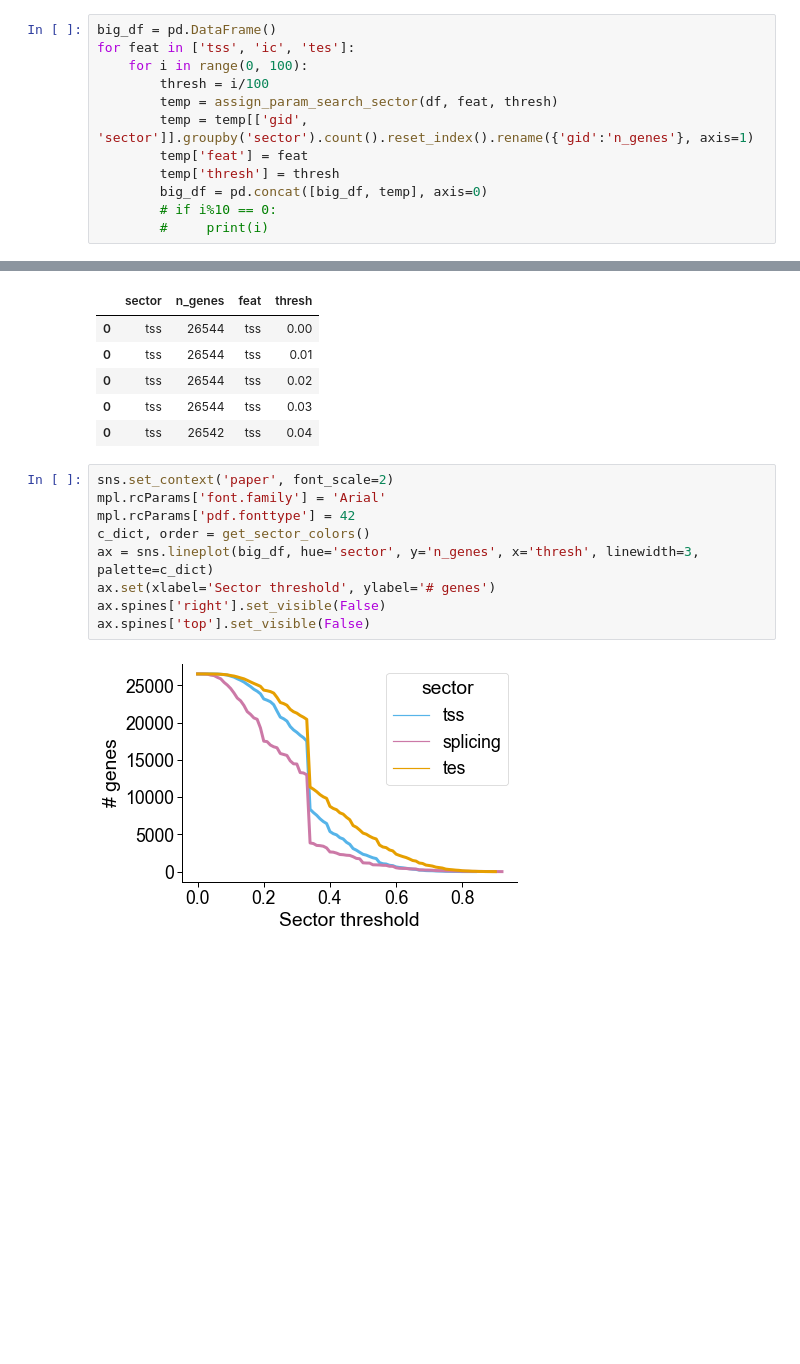
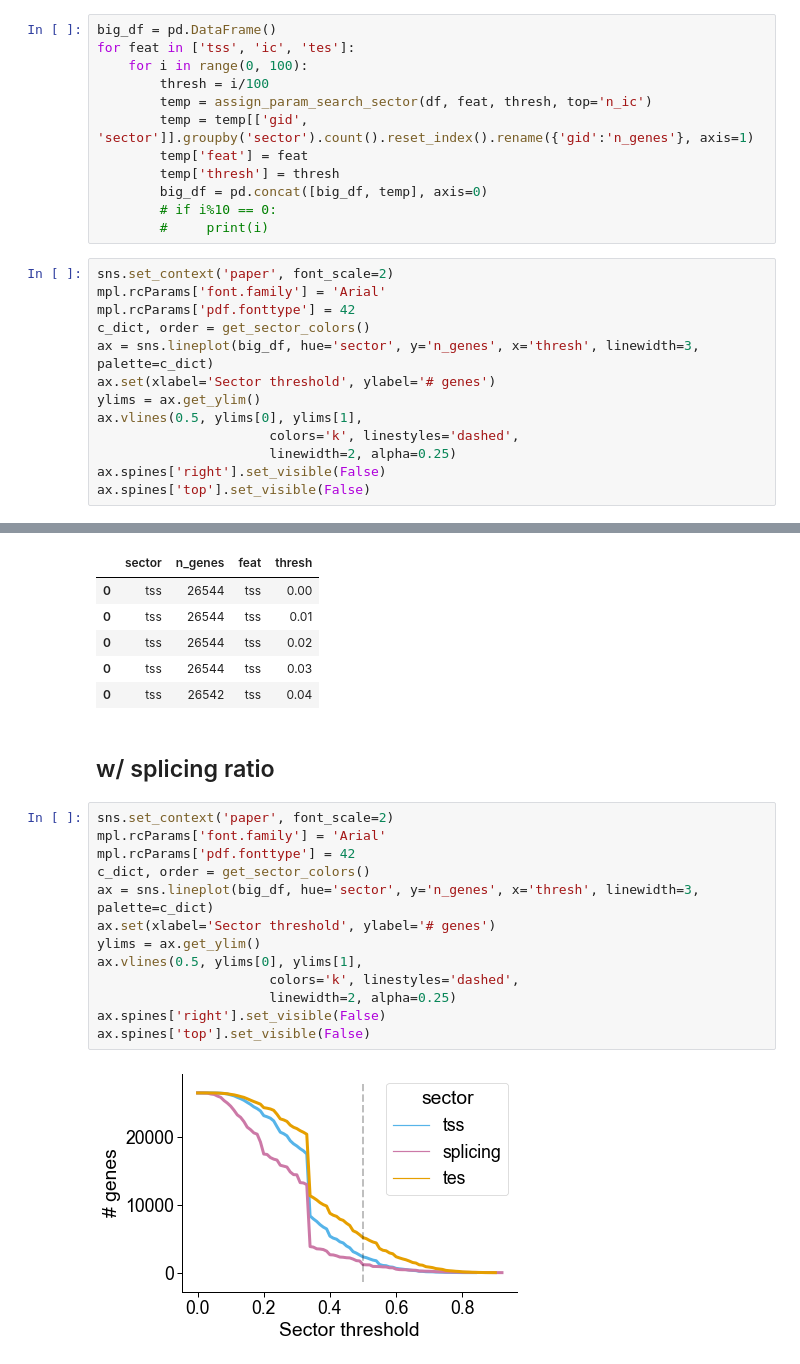
Before and after one commit to fairliereese/paper_rnawg, a Jupyter notebook: figures_revisions/revisions/sector_thresh_param_search.ipynb, the cells around one changed output, grey strips where cells are left out. Saved outputs shown, nothing was run; the diff lists cells and outputs as text; blank space fills up the shorter version.

```diff
--- a/figures_revisions/revisions/sector_thresh_param_search.ipynb
+++ b/figures_revisions/revisions/sector_thresh_param_search.ipynb
@@ -84,12 +93,25 @@ df = df.loc[df.source=='obs_det']
+# %%
+big_df = pd.DataFrame()
+for feat in ['tss', 'ic', 'tes']:
+    for i in range(0, 100):
+        thresh = i/100
+        temp = assign_param_search_sector(df, feat, thresh, top='n_ic')
+        temp = temp[['gid', 'sector']].groupby('sector').count().reset_index().rename({'gid':'n_genes'}, axis=1)
+        temp['feat'] = feat
+        temp['thresh'] = thresh
+        big_df = pd.concat([big_df, temp], axis=0)
+        # if i%10 == 0:
+        #     print(i)
 # %%
-big_df = pd.DataFrame()
-for feat in ['tss', 'ic', 'tes']:
-    for i in range(0, 100):
-        thresh = i/100
-        temp = assign_param_search_sector(df, feat, thresh)
-        temp = temp[['gid', 'sector']].groupby('sector').count().reset_index().rename({'gid':'n_genes'}, axis=1)
-        temp['feat'] = feat
-        temp['thresh'] = thresh
-        big_df = pd.concat([big_df, temp], axis=0)
-        # if i%10 == 0:
-        #     print(i)
+sns.set_context('paper', font_scale=2)
+mpl.rcParams['font.family'] = 'Arial'
+mpl.rcParams['pdf.fonttype'] = 42
+c_dict, order = get_sector_colors()
+ax = sns.lineplot(big_df, hue='sector', y='n_genes', x='thresh', linewidth=3, palette=c_dict)
+ax.set(xlabel='Sector threshold', ylabel='# genes')
+ylims = ax.get_ylim()
+ax.vlines(0.5, ylims[0], ylims[1],
+                      colors='k', linestyles='dashed',
+                      linewidth=2, alpha=0.25)
+ax.spines['right'].set_visible(False)
+ax.spines['top'].set_visible(False)
@@ -102,14 +126,20 @@ big_df.head()
 | 0 | tss | 26544 | tss | 0.02 |
 | 0 | tss | 26544 | tss | 0.03 |
 | 0 | tss | 26542 | tss | 0.04 |
+# %% [markdown]
+## w/ splicing ratio
 # %%
 sns.set_context('paper', font_scale=2)
 mpl.rcParams['font.family'] = 'Arial'
 mpl.rcParams['pdf.fonttype'] = 42
 c_dict, order = get_sector_colors()
 ax = sns.lineplot(big_df, hue='sector', y='n_genes', x='thresh', linewidth=3, palette=c_dict)
 ax.set(xlabel='Sector threshold', ylabel='# genes')
+ylims = ax.get_ylim()
+ax.vlines(0.5, ylims[0], ylims[1],
+                      colors='k', linestyles='dashed',
+                      linewidth=2, alpha=0.25)
 ax.spines['right'].set_visible(False)
 ax.spines['top'].set_visible(False)
 # %% [output]
-[figure, old version]
+[figure, new version]
```
Also changed, not shown: parts of 3 cells of this notebook, 1 other file.
